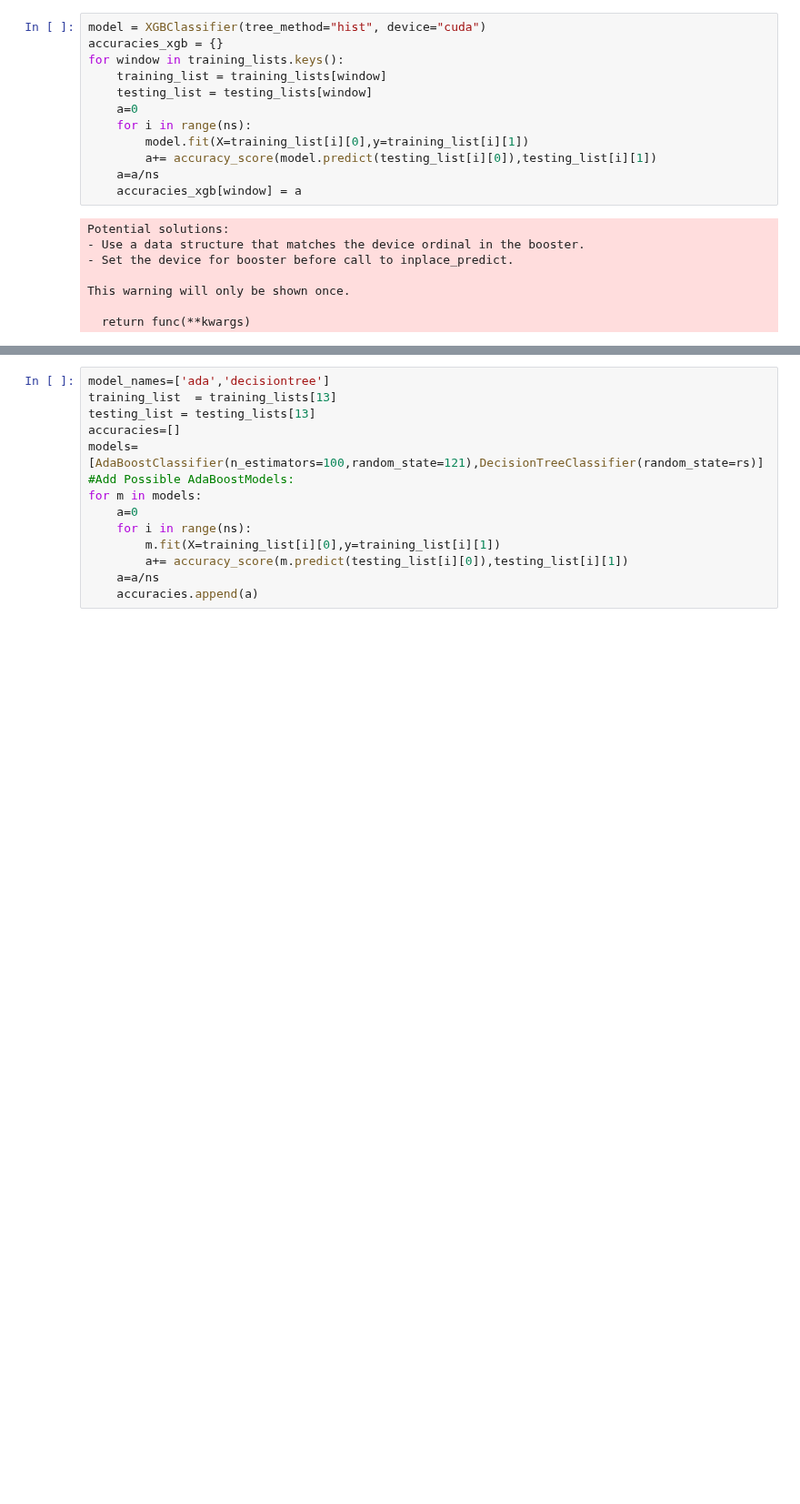
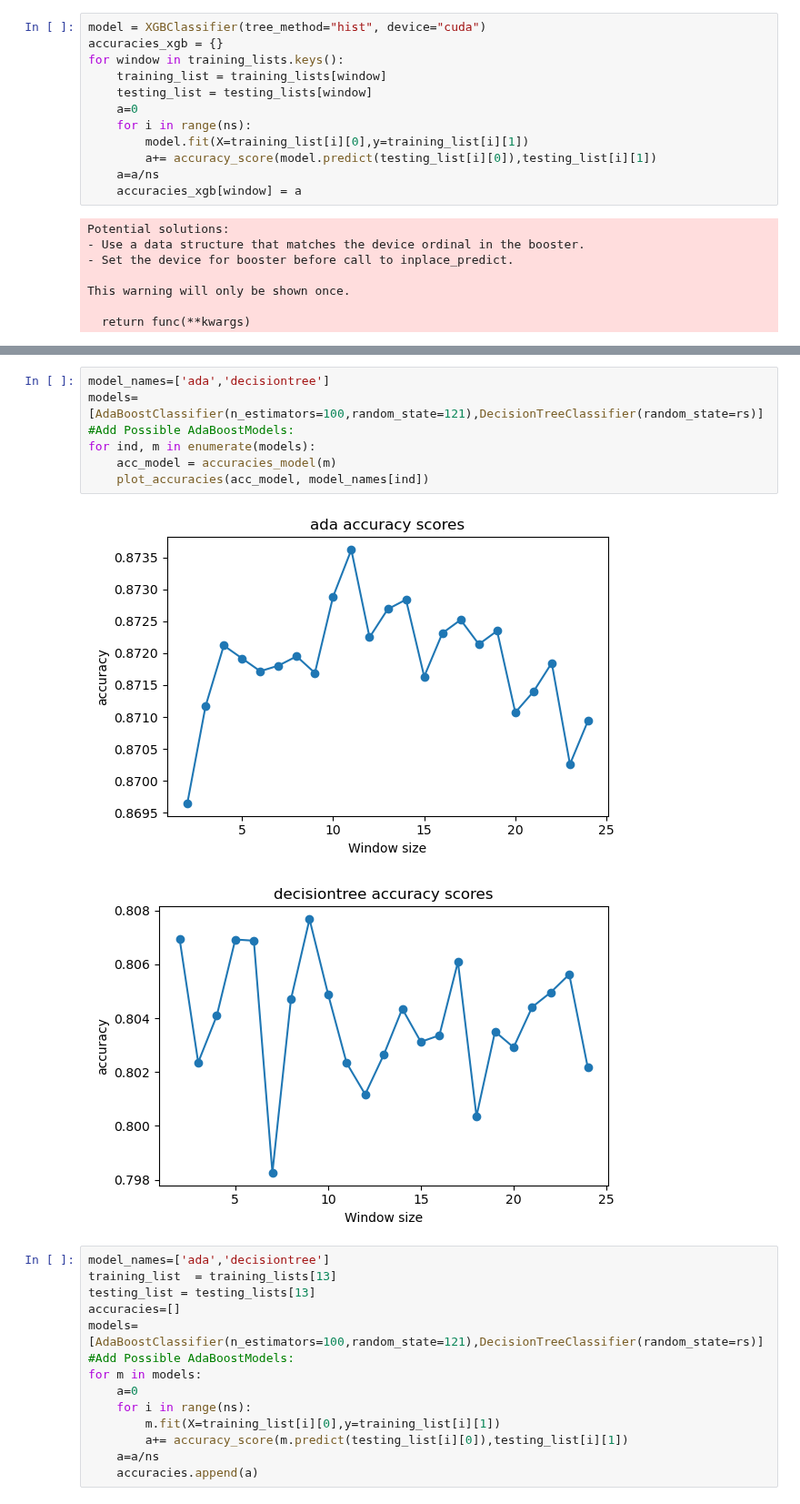
Before and after one commit to srijanrodo/erdos_regime_switch, a Jupyter notebook: template_training.ipynb, the cells around one changed output, grey strips where cells are left out. Shown at 91% size. Cells and saved outputs as stored; diff of their text form; blank space fills up the shorter version.

```diff
--- a/template_training.ipynb
+++ b/template_training.ipynb
@@ -128,3 +192,13 @@ plt.show()
+# %%
+model_names=['ada','decisiontree']
+models=[AdaBoostClassifier(n_estimators=100,random_state=121),DecisionTreeClassifier(random_state=rs)]
+#Add Possible AdaBoostModels:
+for ind, m in enumerate(models):
+    acc_model = accuracies_model(m)
+    plot_accuracies(acc_model, model_names[ind])
+# %% [output]
+[figure, added]
+[figure, added]
 # %%
 model_names=['ada','decisiontree']
 training_list  = training_lists[13]
```
Also changed, not shown: parts of 10 cells of this notebook.
